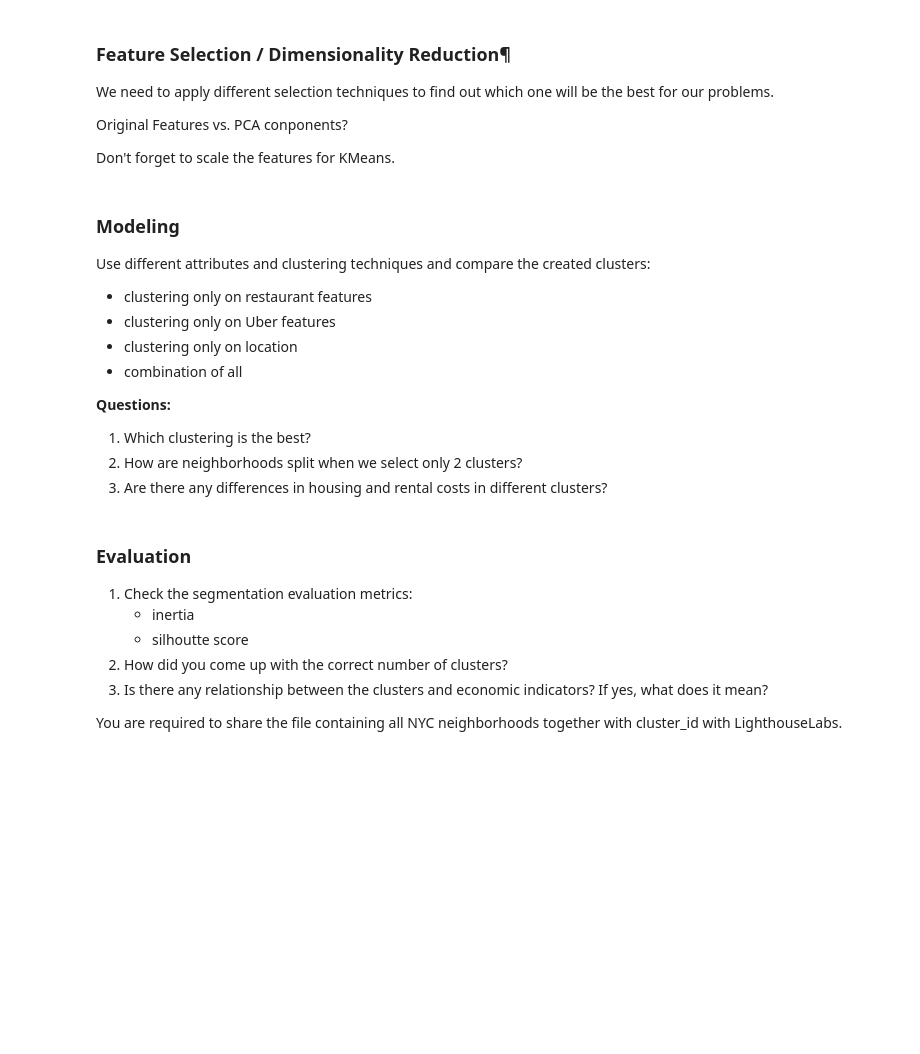
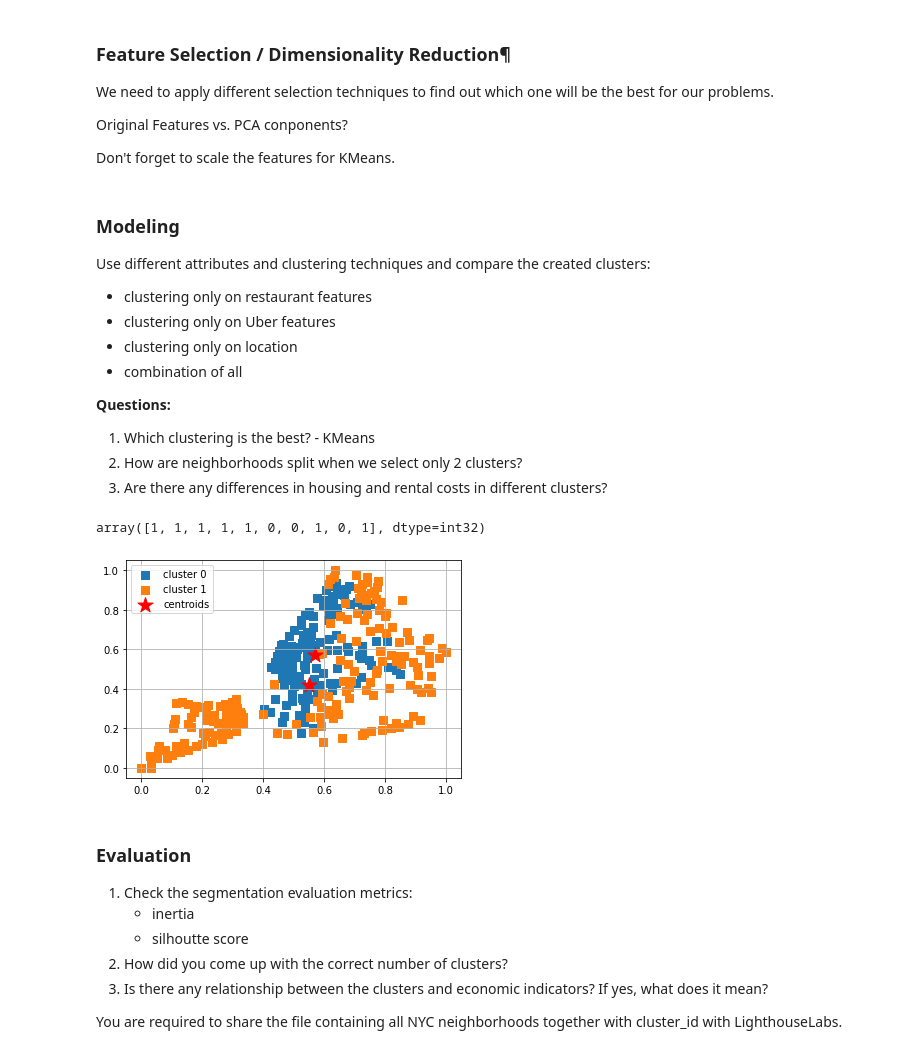
Before and after one commit to ktamkee/NYC_midterm_project, a Jupyter notebook: src/modeling.ipynb, the cells around one changed output. Saved outputs shown, nothing was run; the diff lists cells and outputs as text; code cells hidden in the pictures; blank space fills up the shorter version.

```diff
--- a/src/modeling.ipynb
+++ b/src/modeling.ipynb
@@ -141,36 +141,3 @@ import folium
 from geopy.geocoders import Nominatim
 import matplotlib.cm as cm
 import matplotlib.colors as colors
-# %%
-# Create a map of new york
-
-address = 'New York City, NY'
-
-geolocator = Nominatim(user_agent="ny_explorer")
-location = geolocator.geocode(address)
-latitude = location.latitude
-longitude = location.longitude
-
-# Plot clusters on map of New York
-map_clusters = folium.Map(location=[latitude, longitude], zoom_start=11)
-
-# set color scheme for the clusters
-x = np.arange(kclusters_features)
-ys = [i + x + (i*x)**2 for i in range(kclusters_features)]
-colors_array = cm.rainbow(np.linspace(0, 1, len(ys)))
-rainbow = [colors.rgb2hex(i) for i in colors_array]
-
-# add markers to the map
-markers_colors = []
-for lat, lon, poi, cluster in zip(features_data['latitude'], features_data['longitude'], features_data['neighborhood'],features_data['clusters']):
-    label = folium.Popup(str(poi) + ' Cluster ' + str(cluster), parse_html=True)
-    folium.CircleMarker(
-        [lat, lon],
-        radius=5,
-        popup=label,
-        color=rainbow[cluster-1],
-        fill=True,
-        fill_color=rainbow[cluster-1],
-        fill_opacity=0.7).add_to(map_clusters)
-
-map_clusters
@@ -604,9 +528,23 @@ Use different attributes and clustering techniques and compare the created clust
 - combination of all
 
 **Questions:**
-1. Which clustering is the best?
+1. Which clustering is the best? - KMeans
 2. How are neighborhoods split when we select only 2 clusters?
 3. Are there any differences in housing and rental costs in different clusters?
+# %%
+# Cluster data points using kmeans and get labels
+kclusters_features_2 = 2
+
+kmeans_features_2 = KMeans(n_clusters=kclusters_features, random_state=0).fit(features_scaled)
+
+kmeans_features_2.labels_[0:10]
+# %% [output]
+array([1, 1, 1, 1, 1, 0, 0, 1, 0, 1], dtype=int32)
+# %%
+y_km_features_2 = kmeans_features_2.fit_predict(features_scaled)
+plot_clusters(np.array(features_scaled), y_km_features_2, plt_cluster_centers= True)
+# %% [output]
+[figure, added]
 # %% [markdown]
 ### Evaluation
 
```
Also changed, not shown: parts of 7 cells of this notebook, 3 other files.
